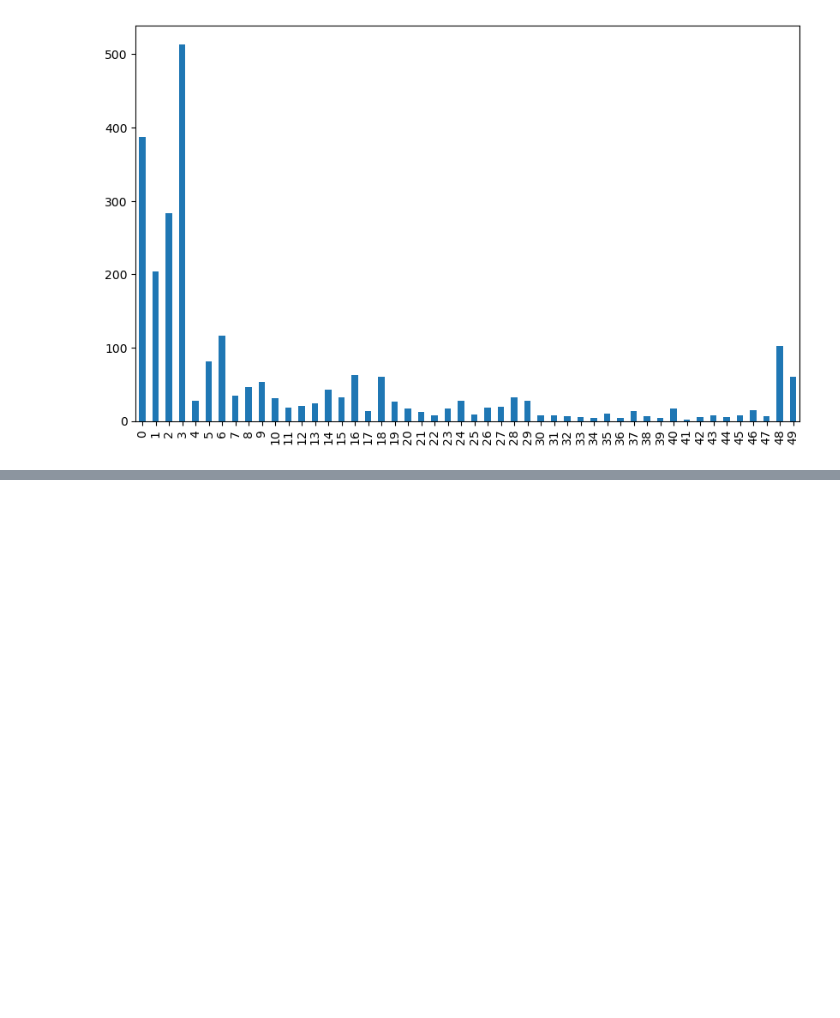
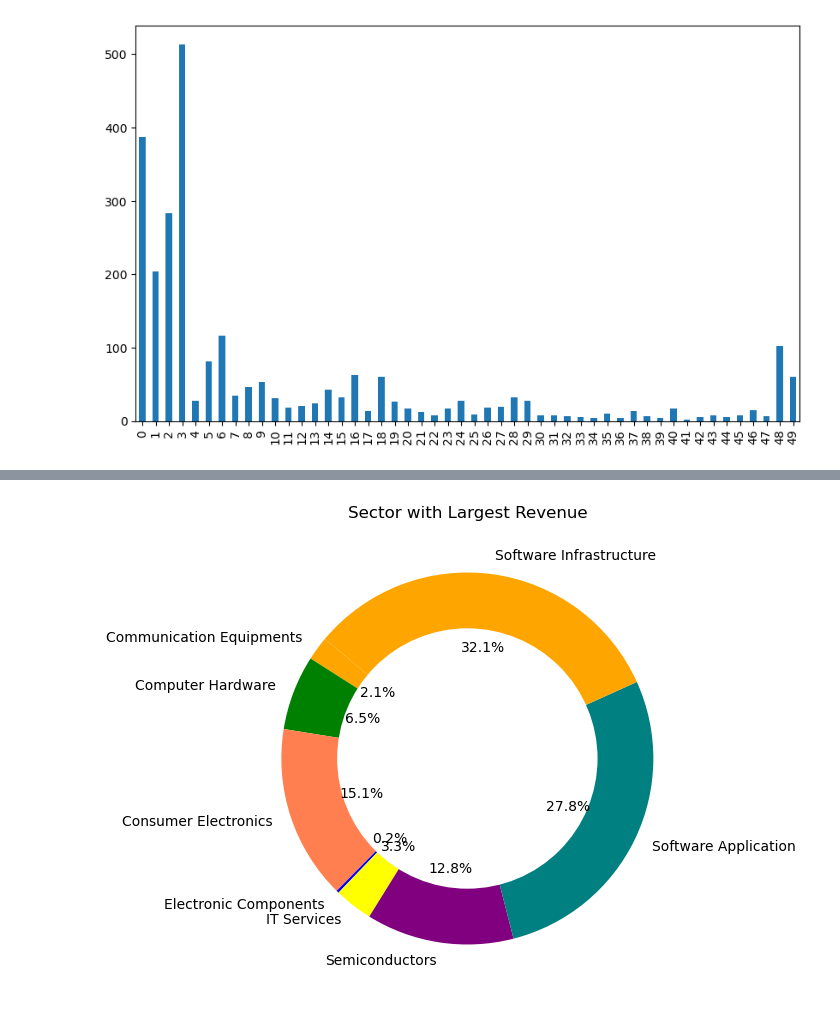
Before and after one commit to 26thavenue/us_tech_top50_companies, a Jupyter notebook: index.ipynb, the cells around one changed output, grey strips where cells are left out. Cells and saved outputs as stored; diff of their text form; code cells hidden in the pictures; blank space fills up the shorter version.

```diff
--- a/index.ipynb
+++ b/index.ipynb
@@ -96,0 +87,23 @@ data.query(" `HQ State` == 'California' and `Sector` == 'Software Infrastructure
+# %%
+
+# Step 3: Group and aggregate data by 'Sector' and calculate total annual revenue
+sector_revenue = data.groupby('Sector')['Annual Revenue 2022-2023 (USD in Billions)'].sum().reset_index()
+
+# Step 4: Find the largest sector (sector with the highest total annual revenue)
+largest_sector = sector_revenue.loc[sector_revenue['Annual Revenue 2022-2023 (USD in Billions)'].idxmax()]
+
+# Step 5: Create the pie chart
+plt.figure(figsize=(6, 8))
+plt.pie(sector_revenue['Annual Revenue 2022-2023 (USD in Billions)'], labels=sector_revenue['Sector'], autopct='%1.1f%%', startangle=140, colors=['orange', 'green', 'coral','blue', 'yellow','purple', 'teal'])
+
+
+circle = plt.Circle((0, 0), 0.70, fc='white')
+plt.gca().add_artist(circle)
+
+# Add a title that includes the largest sector
+plt.title('Sector with Largest Revenue')
+
+# Show the pie chart
+plt.show()
+# %% [output]
+[figure, added]
```
Also changed, not shown: parts of 8 cells of this notebook, 5 other files.
